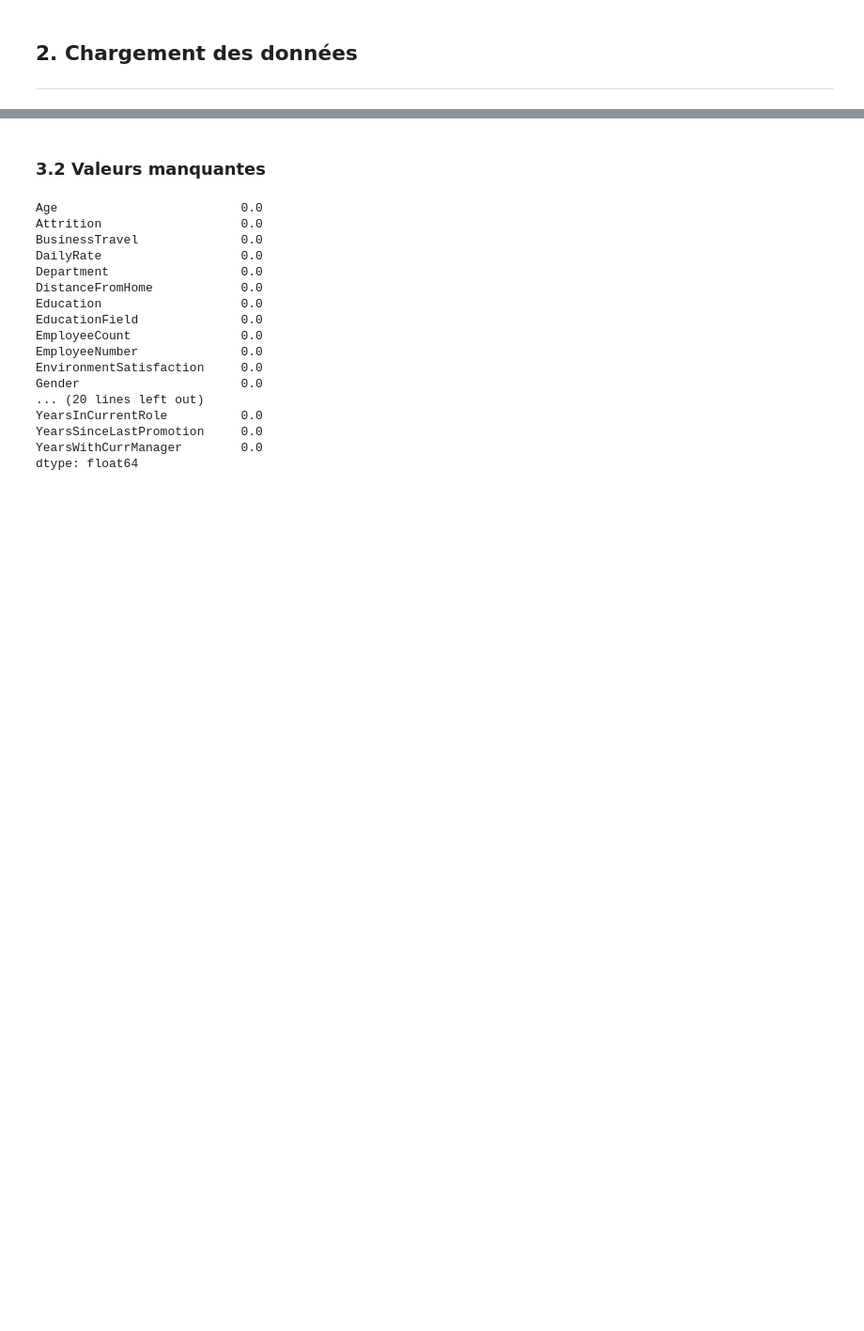
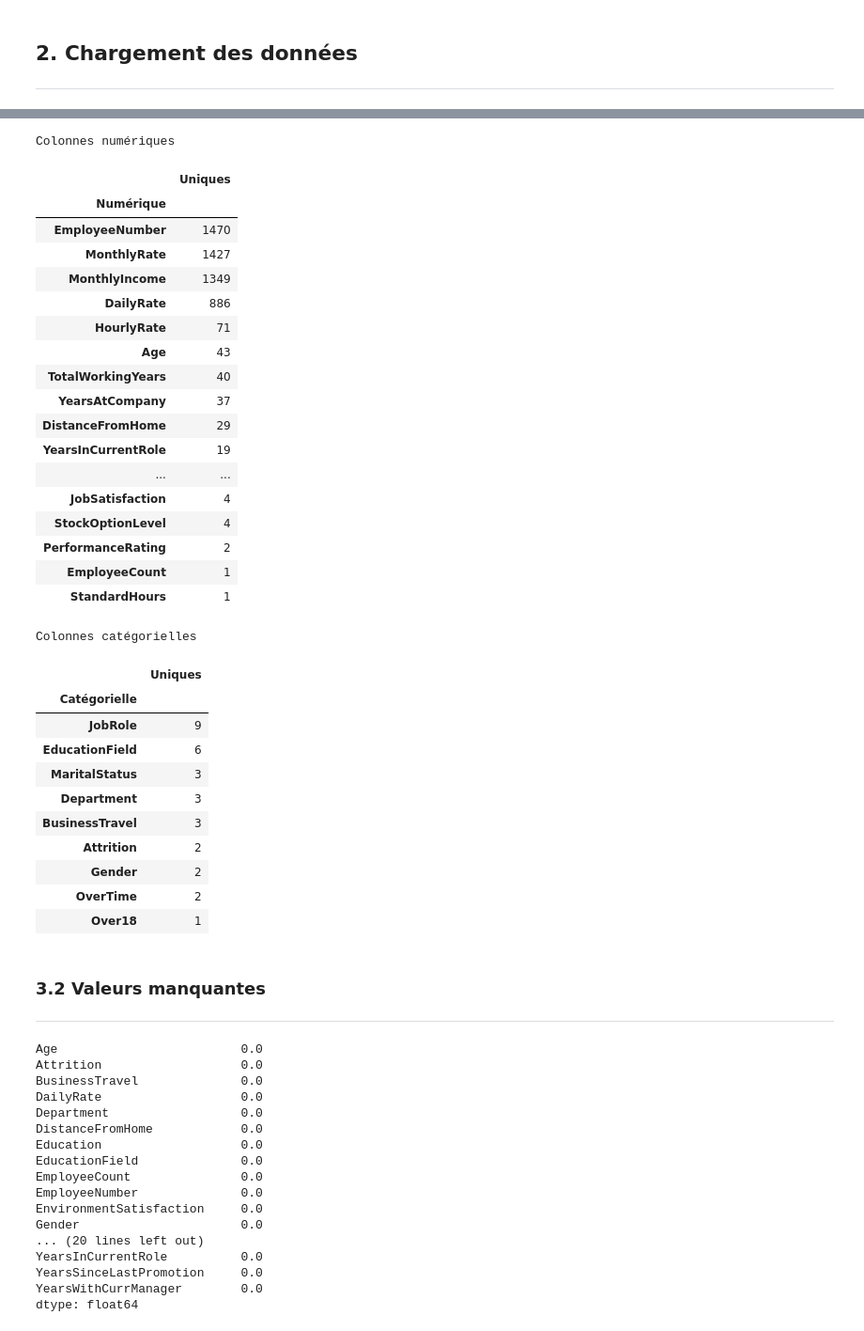
Before and after one commit to Kemuri15/employee-attrition-analysis, a Jupyter notebook: notebooks/01_rh_exploration.ipynb, the cells around one changed output, grey strips where cells are left out. Shown at 94% size. Saved outputs shown, nothing was run; the diff lists cells and outputs as text; code cells hidden in the pictures; blank space fills up the shorter version.

```diff
--- a/notebooks/01_rh_exploration.ipynb
+++ b/notebooks/01_rh_exploration.ipynb
@@ -160,5 +135,63 @@ Index(['Age', 'Attrition', 'BusinessTravel', 'DailyRate', 'Department',
+# %%
+# Colonnes catégorielles et numériques uniques
+
+num_ = df.select_dtypes(include="number").nunique().sort_values(ascending=False)
+cat = df.select_dtypes(exclude="number").nunique().sort_values(ascending=False)
+
+num_tbl = num.rename("Uniques").to_frame()
+num_tbl.index.name = "Numérique"
+
+cat_tbl = cat.rename("Uniques").to_frame()
+cat_tbl.index.name = "Catégorielle"
+
+html = f"""
+<div style="display:flex; gap:40px; align-items:flex-start;">
+  <div>
+    <h4>Colonnes numériques</h4>
+    {num_tbl.to_html()}
+  </div>
+  <div>
+    <h4>Colonnes catégorielles</h4>
+    {cat_tbl.to_html()}
+  </div>
+</div>
+"""
+display_html(html, raw=True)
+# %% [output]
+Colonnes numériques
+|  | Uniques |
+| Numérique |  |
+| EmployeeNumber | 1470 |
+| MonthlyRate | 1427 |
+| MonthlyIncome | 1349 |
+| DailyRate | 886 |
+| HourlyRate | 71 |
+| Age | 43 |
+| TotalWorkingYears | 40 |
+| YearsAtCompany | 37 |
+| DistanceFromHome | 29 |
+| YearsInCurrentRole | 19 |
+| ... | ... |
+| JobSatisfaction | 4 |
+| StockOptionLevel | 4 |
+| PerformanceRating | 2 |
+| EmployeeCount | 1 |
+| StandardHours | 1 |
+Colonnes catégorielles
+|  | Uniques |
+| Catégorielle |  |
+| JobRole | 9 |
+| EducationField | 6 |
+| MaritalStatus | 3 |
+| Department | 3 |
+| BusinessTravel | 3 |
+| Attrition | 2 |
+| Gender | 2 |
+| OverTime | 2 |
+| Over18 | 1 |
 # %% [markdown]
 ### 3.2 Valeurs manquantes
+***
 # %%
 # Détecter
 display(df.isnull().mean())
```
Also changed, not shown: parts of 28 cells of this notebook, 8 other files.
